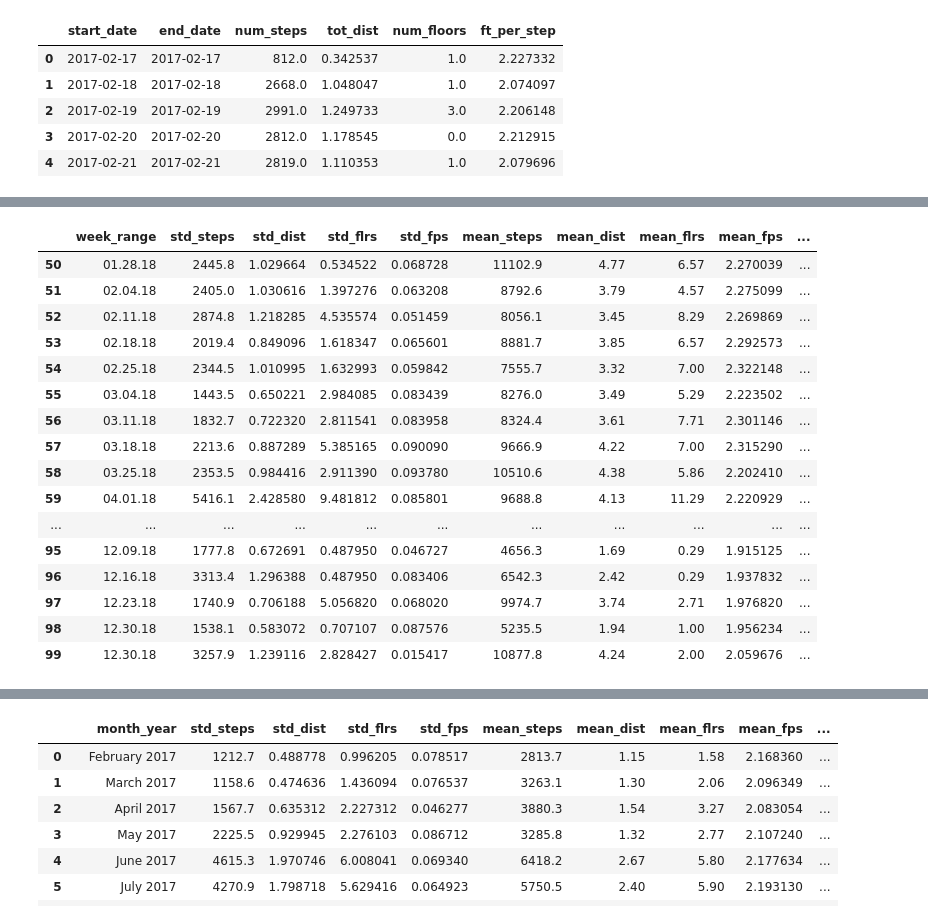
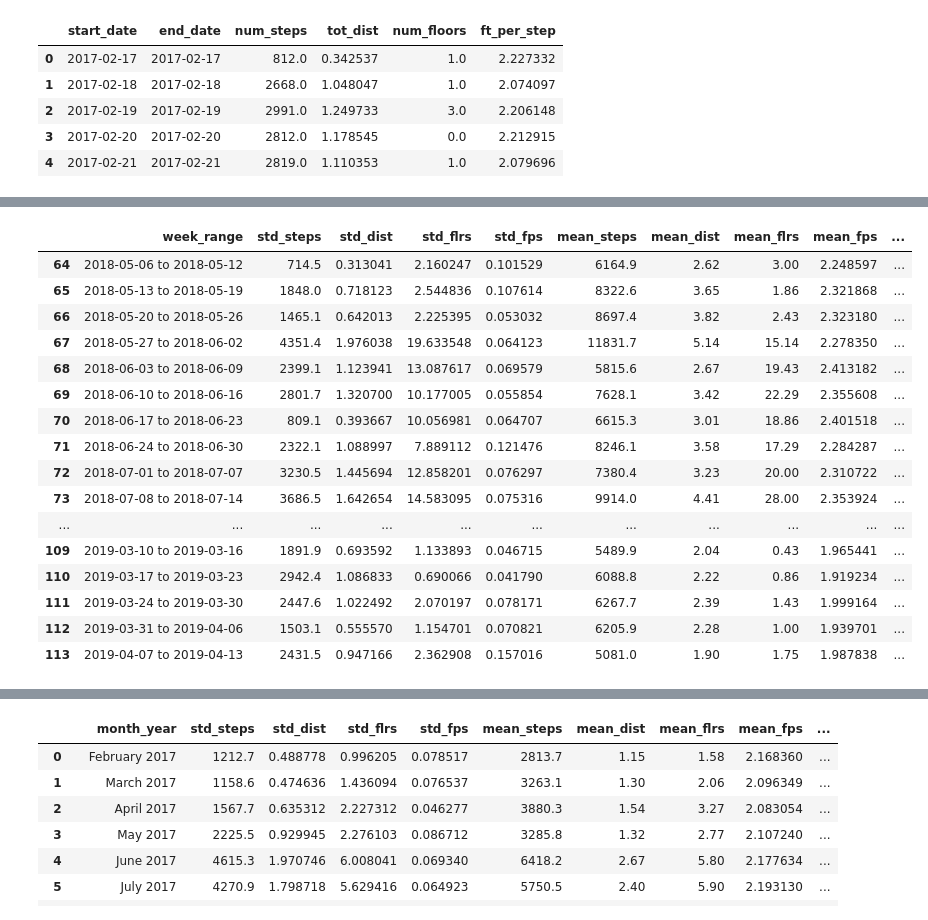
Before and after one commit to Data-is-life/Steps_Analysis, a Jupyter notebook: src/testing_dist_and_steps_funcs.ipynb, the cells around one changed output, grey strips where cells are left out. Cells and saved outputs as stored; diff of their text form; code cells hidden in the pictures.

```diff
--- a/src/testing_dist_and_steps_funcs.ipynb
+++ b/src/testing_dist_and_steps_funcs.ipynb
@@ -14,3 +12,6 @@ floors_df, dist_df, steps_df, combined_df = main_func('../data/export.xml')
+# %%
+fxyrs = FXYRS('../data/export.xml')
+floors_df, dist_df, steps_df, combined_df = fxyrs.clean()
 # %%
 combined_df.head()
 # %% [output]
@@ -23,42 +75,42 @@ combined_df.head()
 # %%
 week_df = get_stats_day_week_month(combined_df, 'week', 'steps')
 week_df.dropna(inplace=True)
 week_df.sort_values(by=['week_range'], inplace=True)
-week_df.loc[:, 'week_range'] = week_df['week_range'].str.replace('201', '1').str.replace(' to ', '-')
-week_df.loc[:, 'week_range'] = week_df['week_range'].str.split('-')
-week_df.loc[:, 'week_range'] = week_df['week_range'].apply(lambda x: f'{x[1]}.{x[2]}.{x[0]}')
+# week_df.loc[:, 'week_range'] = week_df['week_range'].str.replace('201', '1').str.replace(' to ', '-')
+# week_df.loc[:, 'week_range'] = week_df['week_range'].str.split('-')
+# week_df.loc[:, 'week_range'] = week_df['week_range'].apply(lambda x: f'{x[1]}.{x[2]}.{x[0]}')
 smx = week_df.steps_score.max()
 dmx = week_df.dist_score.max()
 fmx = week_df.floors_score.max()
 week_df.loc[:, 'steps_score'] = (week_df.steps_score / smx) * 100
 week_df.loc[:, 'dist_score'] = (week_df.dist_score / dmx) * 100
 week_df.loc[:, 'floors_score'] = (week_df.floors_score / fmx) * 100
 for col in week_df.columns:
     if 'step' in col or 'score' in col:
         week_df.loc[:, col] = round(week_df[col], 1)
 week_df.reset_index(inplace=True)
 week_df.drop(columns=['index'], inplace=True)
 week_df.loc[:, 'mean_dist'] = round(week_df['mean_dist'], 2)
 week_df.loc[:, 'mean_flrs'] = round(week_df['mean_flrs'], 2)
-week_df[50:100]
+week_df.tail(50)
 # %% [output]
 |  | week_range | std_steps | std_dist | std_flrs | std_fps | mean_steps | mean_dist | mean_flrs | mean_fps | ... |
-| 50 | 01.28.18 | 2445.8 | 1.029664 | 0.534522 | 0.068728 | 11102.9 | 4.77 | 6.57 | 2.270039 | ... |
-| 51 | 02.04.18 | 2405.0 | 1.030616 | 1.397276 | 0.063208 | 8792.6 | 3.79 | 4.57 | 2.275099 | ... |
-| 52 | 02.11.18 | 2874.8 | 1.218285 | 4.535574 | 0.051459 | 8056.1 | 3.45 | 8.29 | 2.269869 | ... |
-| 53 | 02.18.18 | 2019.4 | 0.849096 | 1.618347 | 0.065601 | 8881.7 | 3.85 | 6.57 | 2.292573 | ... |
-| 54 | 02.25.18 | 2344.5 | 1.010995 | 1.632993 | 0.059842 | 7555.7 | 3.32 | 7.00 | 2.322148 | ... |
-| 55 | 03.04.18 | 1443.5 | 0.650221 | 2.984085 | 0.083439 | 8276.0 | 3.49 | 5.29 | 2.223502 | ... |
-| 56 | 03.11.18 | 1832.7 | 0.722320 | 2.811541 | 0.083958 | 8324.4 | 3.61 | 7.71 | 2.301146 | ... |
-| 57 | 03.18.18 | 2213.6 | 0.887289 | 5.385165 | 0.090090 | 9666.9 | 4.22 | 7.00 | 2.315290 | ... |
-| 58 | 03.25.18 | 2353.5 | 0.984416 | 2.911390 | 0.093780 | 10510.6 | 4.38 | 5.86 | 2.202410 | ... |
-| 59 | 04.01.18 | 5416.1 | 2.428580 | 9.481812 | 0.085801 | 9688.8 | 4.13 | 11.29 | 2.220929 | ... |
+| 64 | 2018-05-06 to 2018-05-12 | 714.5 | 0.313041 | 2.160247 | 0.101529 | 6164.9 | 2.62 | 3.00 | 2.248597 | ... |
+| 65 | 2018-05-13 to 2018-05-19 | 1848.0 | 0.718123 | 2.544836 | 0.107614 | 8322.6 | 3.65 | 1.86 | 2.321868 | ... |
+| 66 | 2018-05-20 to 2018-05-26 | 1465.1 | 0.642013 | 2.225395 | 0.053032 | 8697.4 | 3.82 | 2.43 | 2.323180 | ... |
+| 67 | 2018-05-27 to 2018-06-02 | 4351.4 | 1.976038 | 19.633548 | 0.064123 | 11831.7 | 5.14 | 15.14 | 2.278350 | ... |
+| 68 | 2018-06-03 to 2018-06-09 | 2399.1 | 1.123941 | 13.087617 | 0.069579 | 5815.6 | 2.67 | 19.43 | 2.413182 | ... |
+| 69 | 2018-06-10 to 2018-06-16 | 2801.7 | 1.320700 | 10.177005 | 0.055854 | 7628.1 | 3.42 | 22.29 | 2.355608 | ... |
+| 70 | 2018-06-17 to 2018-06-23 | 809.1 | 0.393667 | 10.056981 | 0.064707 | 6615.3 | 3.01 | 18.86 | 2.401518 | ... |
+| 71 | 2018-06-24 to 2018-06-30 | 2322.1 | 1.088997 | 7.889112 | 0.121476 | 8246.1 | 3.58 | 17.29 | 2.284287 | ... |
+| 72 | 2018-07-01 to 2018-07-07 | 3230.5 | 1.445694 | 12.858201 | 0.076297 | 7380.4 | 3.23 | 20.00 | 2.310722 | ... |
+| 73 | 2018-07-08 to 2018-07-14 | 3686.5 | 1.642654 | 14.583095 | 0.075316 | 9914.0 | 4.41 | 28.00 | 2.353924 | ... |
 | ... | ... | ... | ... | ... | ... | ... | ... | ... | ... | ... |
-| 95 | 12.09.18 | 1777.8 | 0.672691 | 0.487950 | 0.046727 | 4656.3 | 1.69 | 0.29 | 1.915125 | ... |
-| 96 | 12.16.18 | 3313.4 | 1.296388 | 0.487950 | 0.083406 | 6542.3 | 2.42 | 0.29 | 1.937832 | ... |
-| 97 | 12.23.18 | 1740.9 | 0.706188 | 5.056820 | 0.068020 | 9974.7 | 3.74 | 2.71 | 1.976820 | ... |
-| 98 | 12.30.18 | 1538.1 | 0.583072 | 0.707107 | 0.087576 | 5235.5 | 1.94 | 1.00 | 1.956234 | ... |
-| 99 | 12.30.18 | 3257.9 | 1.239116 | 2.828427 | 0.015417 | 10877.8 | 4.24 | 2.00 | 2.059676 | ... |
+| 109 | 2019-03-10 to 2019-03-16 | 1891.9 | 0.693592 | 1.133893 | 0.046715 | 5489.9 | 2.04 | 0.43 | 1.965441 | ... |
+| 110 | 2019-03-17 to 2019-03-23 | 2942.4 | 1.086833 | 0.690066 | 0.041790 | 6088.8 | 2.22 | 0.86 | 1.919234 | ... |
+| 111 | 2019-03-24 to 2019-03-30 | 2447.6 | 1.022492 | 2.070197 | 0.078171 | 6267.7 | 2.39 | 1.43 | 1.999164 | ... |
+| 112 | 2019-03-31 to 2019-04-06 | 1503.1 | 0.555570 | 1.154701 | 0.070821 | 6205.9 | 2.28 | 1.00 | 1.939701 | ... |
+| 113 | 2019-04-07 to 2019-04-13 | 2431.5 | 0.947166 | 2.362908 | 0.157016 | 5081.0 | 1.90 | 1.75 | 1.987838 | ... |
 # %%
 b_ws = go.Bar(x=week_df.week_range, y=week_df.mean_steps,
               name='Daily Average Steps', yaxis='y1')
```
Also changed, not shown: parts of 8 cells of this notebook, 6 other files.
